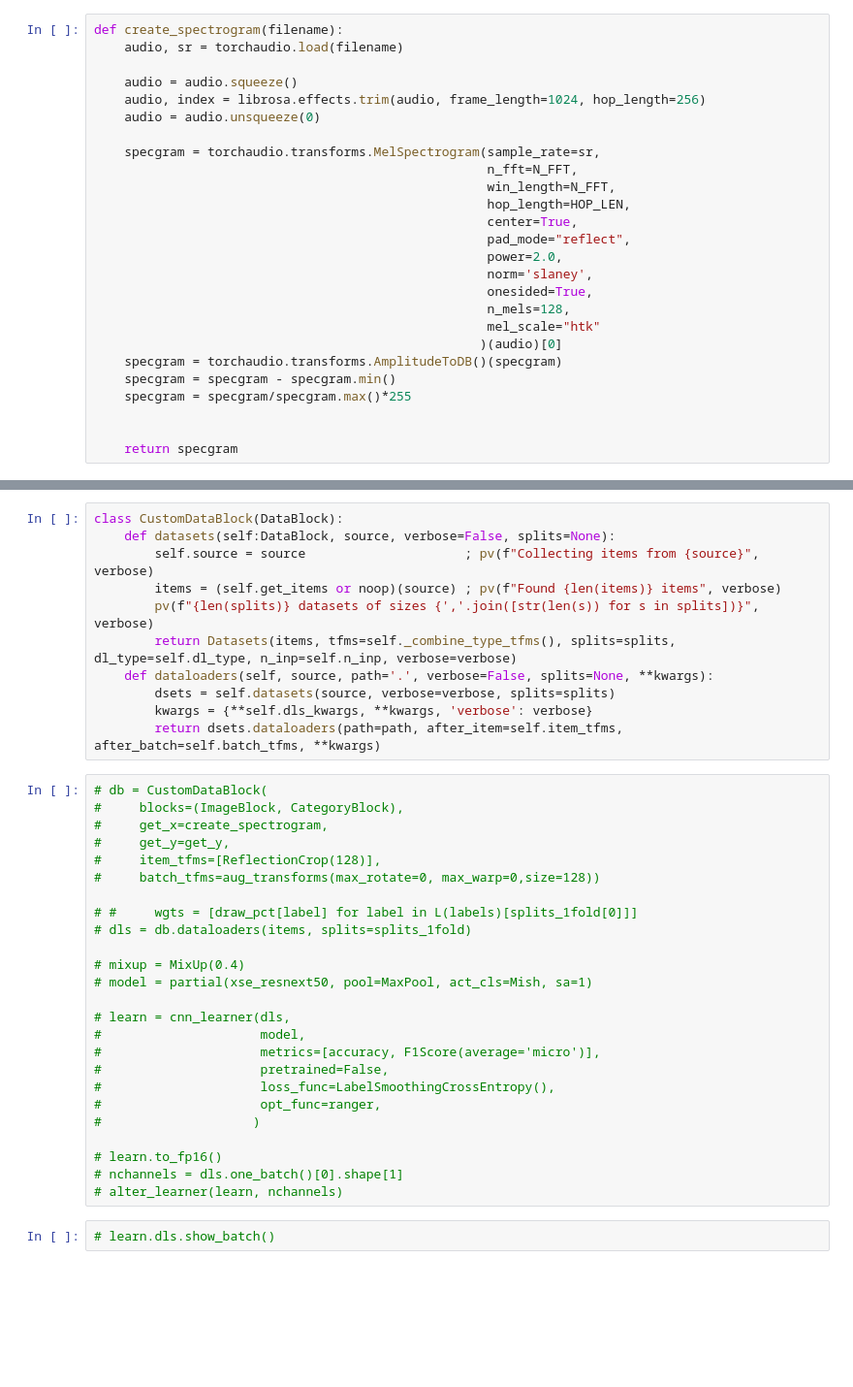
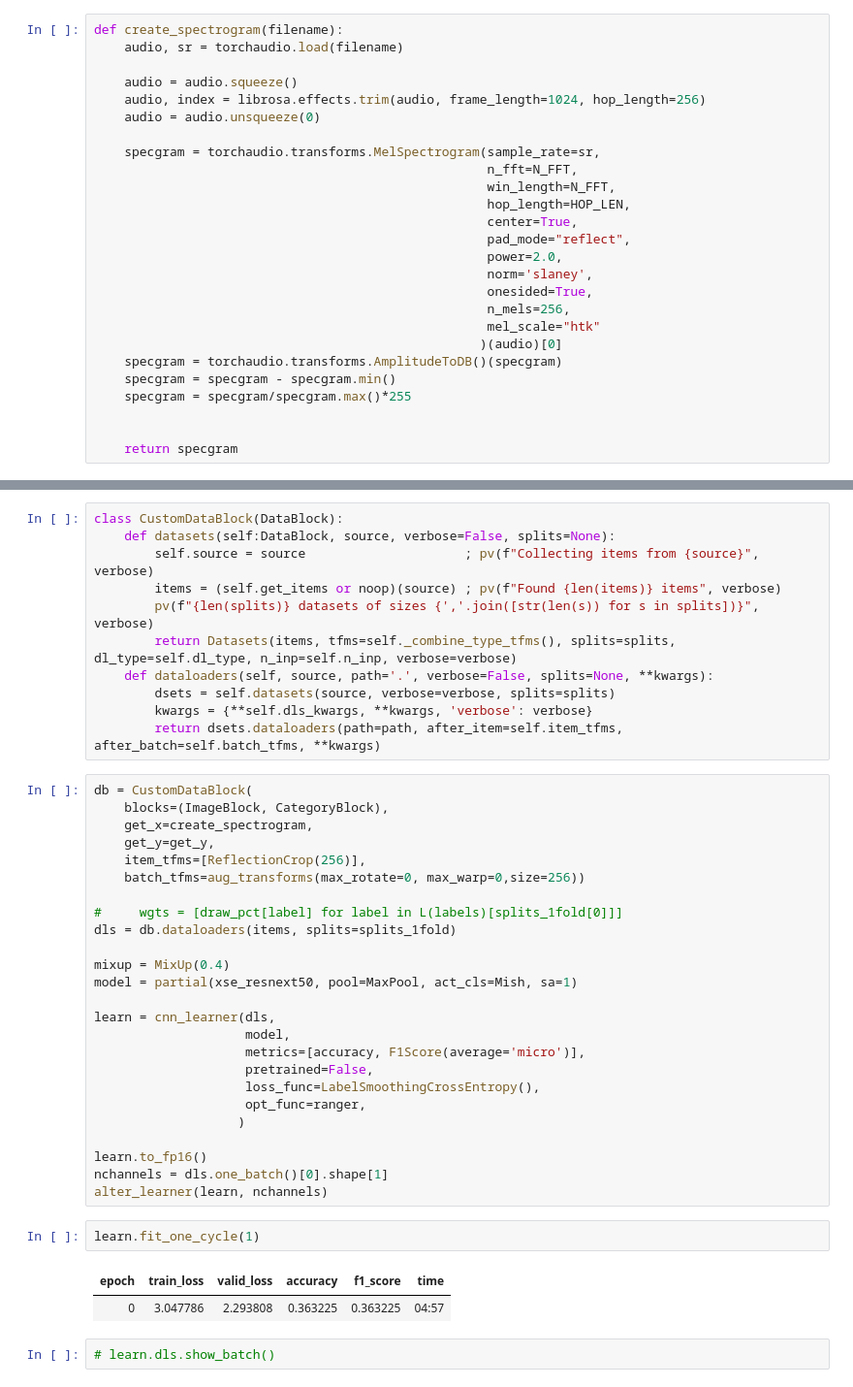
Before and after one commit to dienhoa/music_genre, a Jupyter notebook: resample16K - xresnet16K-mixup-kfold-mish.ipynb, the cells around one changed output, grey strips where cells are left out. Shown at 97% size. Drawn from its saved outputs; the diff is of its cells as text; blank space fills up the shorter version.

```diff
--- a/resample16K - xresnet16K-mixup-kfold-mish.ipynb
+++ b/resample16K - xresnet16K-mixup-kfold-mish.ipynb
@@ -63,7 +63,7 @@ def create_spectrogram(filename):
                                                     power=2.0,
                                                     norm='slaney',
                                                     onesided=True,
-                                                    n_mels=128,
+                                                    n_mels=256,
                                                     mel_scale="htk"
                                                    )(audio)[0]
     specgram = torchaudio.transforms.AmplitudeToDB()(specgram)
@@ -191,30 +191,35 @@ class CustomDataBlock(DataBlock):
         kwargs = {**self.dls_kwargs, **kwargs, 'verbose': verbose}
         return dsets.dataloaders(path=path, after_item=self.item_tfms, after_batch=self.batch_tfms, **kwargs)
 # %%
-# db = CustomDataBlock(
-#     blocks=(ImageBlock, CategoryBlock),
-#     get_x=create_spectrogram,
-#     get_y=get_y,
-#     item_tfms=[ReflectionCrop(128)],
-#     batch_tfms=aug_transforms(max_rotate=0, max_warp=0,size=128))
+db = CustomDataBlock(
+    blocks=(ImageBlock, CategoryBlock),
+    get_x=create_spectrogram,
+    get_y=get_y,
+    item_tfms=[ReflectionCrop(256)],
+    batch_tfms=aug_transforms(max_rotate=0, max_warp=0,size=256))
 
-# #     wgts = [draw_pct[label] for label in L(labels)[splits_1fold[0]]]
-# dls = db.dataloaders(items, splits=splits_1fold)
+#     wgts = [draw_pct[label] for label in L(labels)[splits_1fold[0]]]
+dls = db.dataloaders(items, splits=splits_1fold)
 
-# mixup = MixUp(0.4)
-# model = partial(xse_resnext50, pool=MaxPool, act_cls=Mish, sa=1)
+mixup = MixUp(0.4)
+model = partial(xse_resnext50, pool=MaxPool, act_cls=Mish, sa=1)
 
-# learn = cnn_learner(dls,
-#                     model,
-#                     metrics=[accuracy, F1Score(average='micro')],
-#                     pretrained=False,
-#                     loss_func=LabelSmoothingCrossEntropy(),
-#                     opt_func=ranger,
-#                    )
+learn = cnn_learner(dls,
+                    model,
+                    metrics=[accuracy, F1Score(average='micro')],
+                    pretrained=False,
+                    loss_func=LabelSmoothingCrossEntropy(),
+                    opt_func=ranger,
+                   )
 
-# learn.to_fp16()
-# nchannels = dls.one_batch()[0].shape[1]
-# alter_learner(learn, nchannels)
+learn.to_fp16()
+nchannels = dls.one_batch()[0].shape[1]
+alter_learner(learn, nchannels)
+# %%
+learn.fit_one_cycle(1)
+# %% [output]
+| epoch | train_loss | valid_loss | accuracy | f1_score | time |
+| 0 | 3.047786 | 2.293808 | 0.363225 | 0.363225 | 04:57 |
 # %%
 # learn.dls.show_batch()
 # %%
```
Also changed, not shown: parts of 6 cells of this notebook, 1 other file.
